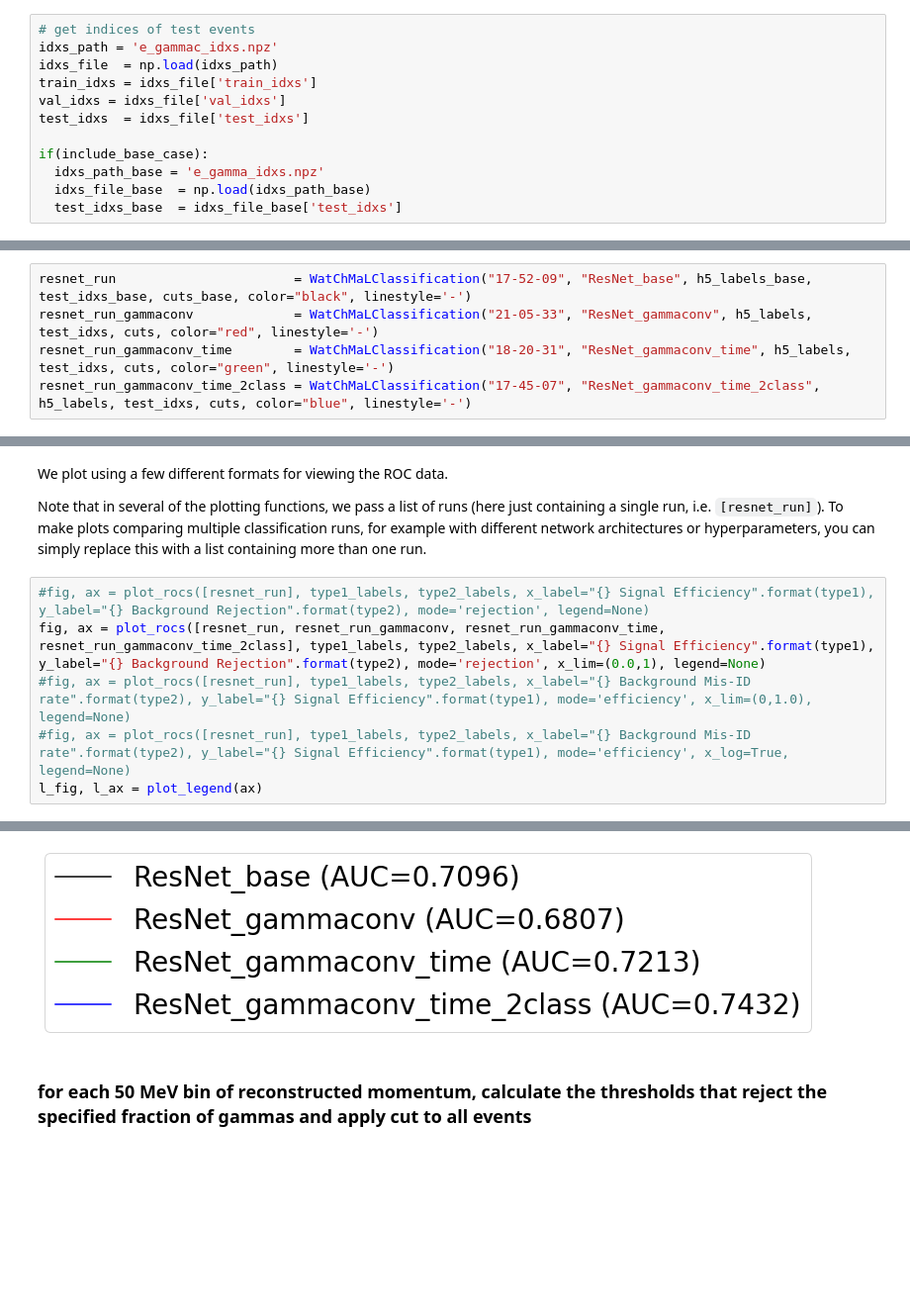
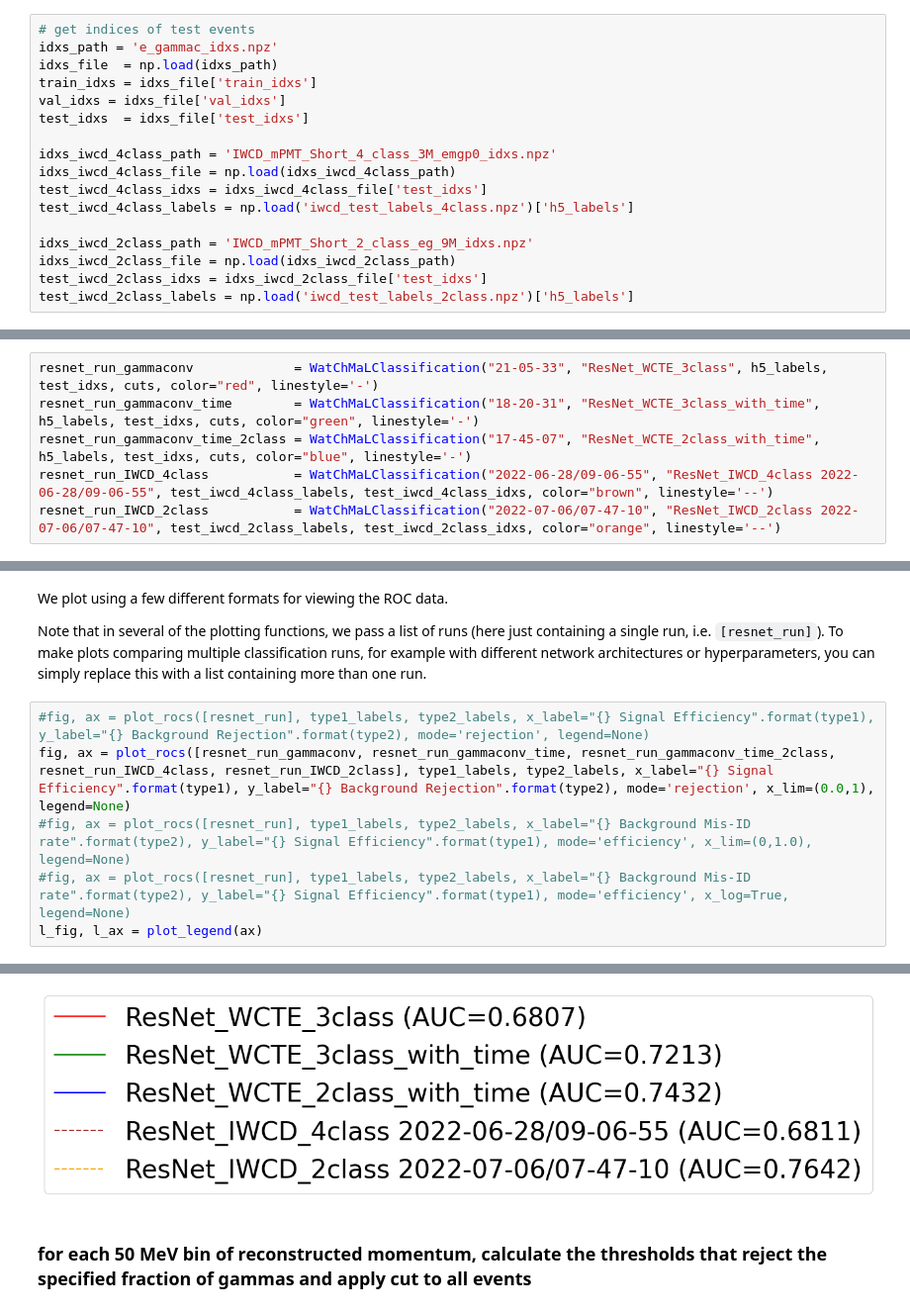
Before and after one commit to jerenner/wcte_analysis, a Jupyter notebook: resnet_PID_e_gamma.ipynb, the cells around one changed output, grey strips where cells are left out. Shown at 99% size. Cells and saved outputs as stored; diff of their text form; blank space fills up the shorter version.

```diff
--- a/resnet_PID_e_gamma.ipynb
+++ b/resnet_PID_e_gamma.ipynb
@@ -131,10 +130,15 @@ train_idxs = idxs_file['train_idxs']
 val_idxs = idxs_file['val_idxs']
 test_idxs  = idxs_file['test_idxs']
 
-if(include_base_case):
-  idxs_path_base = 'e_gamma_idxs.npz'
-  idxs_file_base  = np.load(idxs_path_base)
-  test_idxs_base  = idxs_file_base['test_idxs']
+idxs_iwcd_4class_path = 'IWCD_mPMT_Short_4_class_3M_emgp0_idxs.npz'
+idxs_iwcd_4class_file = np.load(idxs_iwcd_4class_path)
+test_iwcd_4class_idxs = idxs_iwcd_4class_file['test_idxs']
+test_iwcd_4class_labels = np.load('iwcd_test_labels_4class.npz')['h5_labels']
+
+idxs_iwcd_2class_path = 'IWCD_mPMT_Short_2_class_eg_9M_idxs.npz'
+idxs_iwcd_2class_file = np.load(idxs_iwcd_2class_path)
+test_iwcd_2class_idxs = idxs_iwcd_2class_file['test_idxs']
+test_iwcd_2class_labels = np.load('iwcd_test_labels_2class.npz')['h5_labels']
 # %% [markdown]
 ### Open H5 data
 # %%
@@ -451,10 +446,11 @@ class WatChMaLClassification(ClassificationRun, analysis.read.WatChMaLOutput)
  |  val_log_loss
  |      Array of validation loss values for each entry in the training progression log.
 # %%
-resnet_run                       = WatChMaLClassification("17-52-09", "ResNet_base", h5_labels_base, test_idxs_base, cuts_base, color="black", linestyle='-')
-resnet_run_gammaconv             = WatChMaLClassification("21-05-33", "ResNet_gammaconv", h5_labels, test_idxs, cuts, color="red", linestyle='-')
-resnet_run_gammaconv_time        = WatChMaLClassification("18-20-31", "ResNet_gammaconv_time", h5_labels, test_idxs, cuts, color="green", linestyle='-')
-resnet_run_gammaconv_time_2class = WatChMaLClassification("17-45-07", "ResNet_gammaconv_time_2class", h5_labels, test_idxs, cuts, color="blue", linestyle='-')
+resnet_run_gammaconv             = WatChMaLClassification("21-05-33", "ResNet_WCTE_3class", h5_labels, test_idxs, cuts, color="red", linestyle='-')
+resnet_run_gammaconv_time        = WatChMaLClassification("18-20-31", "ResNet_WCTE_3class_with_time", h5_labels, test_idxs, cuts, color="green", linestyle='-')
+resnet_run_gammaconv_time_2class = WatChMaLClassification("17-45-07", "ResNet_WCTE_2class_with_time", h5_labels, test_idxs, cuts, color="blue", linestyle='-')
+resnet_run_IWCD_4class           = WatChMaLClassification("2022-06-28/09-06-55", "ResNet_IWCD_4class 2022-06-28/09-06-55", test_iwcd_4class_labels, test_iwcd_4class_idxs, color="brown", linestyle='--')
+resnet_run_IWCD_2class           = WatChMaLClassification("2022-07-06/07-47-10", "ResNet_IWCD_2class 2022-07-06/07-47-10", test_iwcd_2class_labels, test_iwcd_2class_idxs, color="orange", linestyle='--')
 # %% [markdown]
 ### Plot training progression
 # %%
@@ -565,7 +561,7 @@ We plot using a few different formats for viewing the ROC data.
 Note that in several of the plotting functions, we pass a list of runs (here just containing a single run, i.e. `[resnet_run]`). To make plots comparing multiple classification runs, for example with different network architectures or hyperparameters, you can simply replace this with a list containing more than one run.
 # %%
 #fig, ax = plot_rocs([resnet_run], type1_labels, type2_labels, x_label="{} Signal Efficiency".format(type1), y_label="{} Background Rejection".format(type2), mode='rejection', legend=None)
-fig, ax = plot_rocs([resnet_run, resnet_run_gammaconv, resnet_run_gammaconv_time, resnet_run_gammaconv_time_2class], type1_labels, type2_labels, x_label="{} Signal Efficiency".format(type1), y_label="{} Background Rejection".format(type2), mode='rejection', x_lim=(0.0,1), legend=None)
+fig, ax = plot_rocs([resnet_run_gammaconv, resnet_run_gammaconv_time, resnet_run_gammaconv_time_2class, resnet_run_IWCD_4class, resnet_run_IWCD_2class], type1_labels, type2_labels, x_label="{} Signal Efficiency".format(type1), y_label="{} Background Rejection".format(type2), mode='rejection', x_lim=(0.0,1), legend=None)
 #fig, ax = plot_rocs([resnet_run], type1_labels, type2_labels, x_label="{} Background Mis-ID rate".format(type2), y_label="{} Signal Efficiency".format(type1), mode='efficiency', x_lim=(0,1.0), legend=None)
 #fig, ax = plot_rocs([resnet_run], type1_labels, type2_labels, x_label="{} Background Mis-ID rate".format(type2), y_label="{} Signal Efficiency".format(type1), mode='efficiency', x_log=True, legend=None)
 l_fig, l_ax = plot_legend(ax)
@@ -574,4 +570,4 @@ l_fig, l_ax = plot_legend(ax)
-[figure, old version]
+[figure, new version]
 # %% [markdown]
 ### for each 50 MeV bin of reconstructed momentum, calculate the thresholds that reject the specified fraction of gammas and apply cut to all events
 # %%
```
Also changed, not shown: parts of 14 cells of this notebook.
